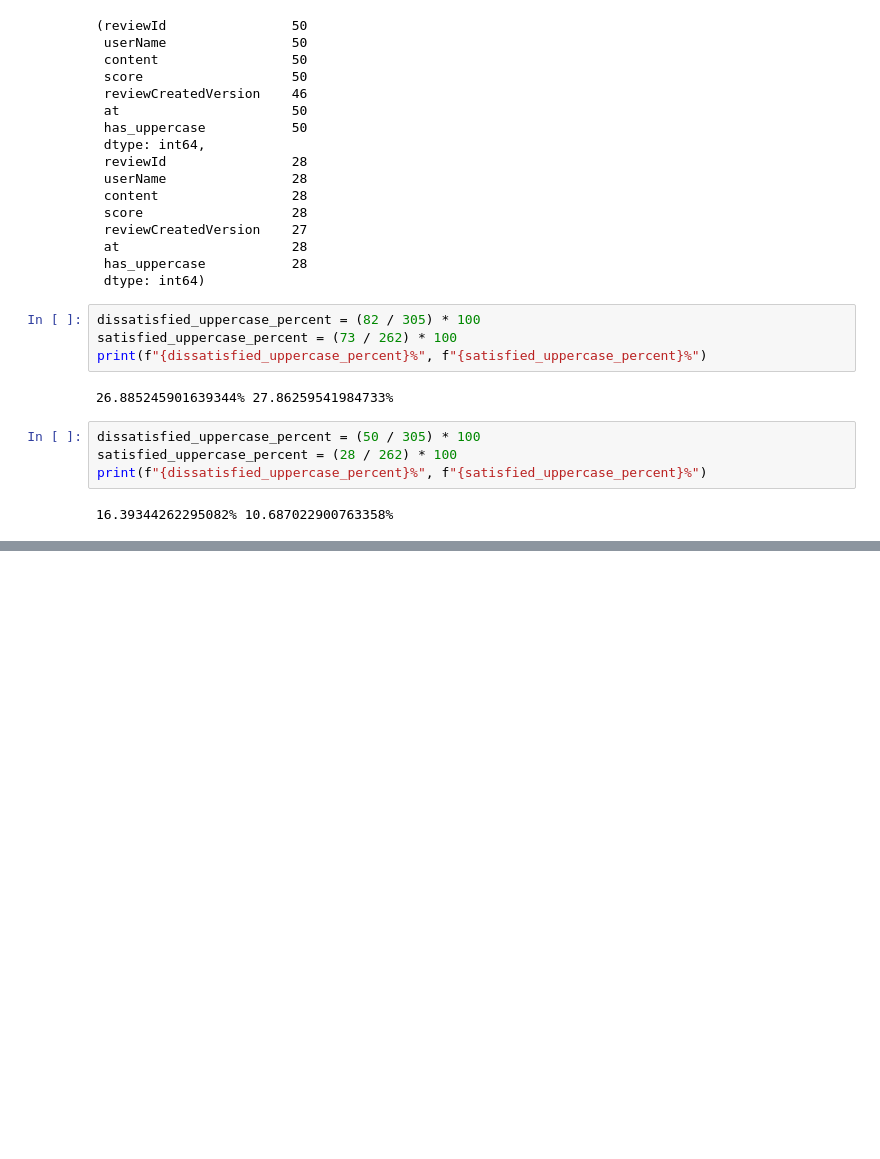
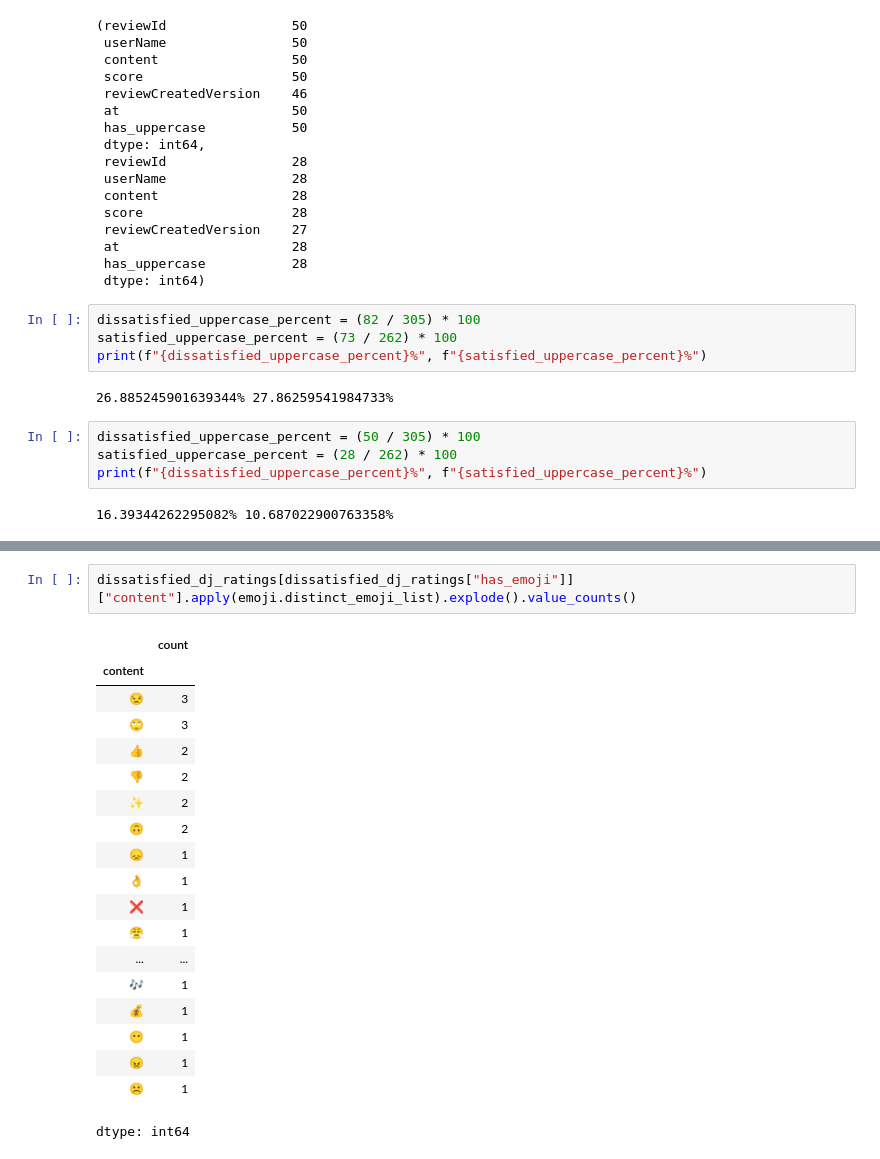
Before and after one commit to zevdavis/data_sci_project_1, a Jupyter notebook: dsp1_analysis.ipynb, the cells around one changed output, grey strips where cells are left out. Cells and saved outputs as stored; diff of their text form; blank space fills up the shorter version.

```diff
--- a/dsp1_analysis.ipynb
+++ b/dsp1_analysis.ipynb
@@ -277,0 +393,22 @@ print(f"{dissatisfied_uppercase_percent}%", f"{satisfied_uppercase_percent}%")
+# %%
+dissatisfied_dj_ratings[dissatisfied_dj_ratings["has_emoji"]]["content"].apply(emoji.distinct_emoji_list).explode().value_counts()
+# %% [output]
+|  | count |
+| content |  |
+| 😒 | 3 |
+| 🙄 | 3 |
+| 👍 | 2 |
+| 👎 | 2 |
+| ✨ | 2 |
+| 🙃 | 2 |
+| 😞 | 1 |
+| 👌 | 1 |
+| ❌ | 1 |
+| 😤 | 1 |
+| ... | ... |
+| 🎶 | 1 |
+| 💰 | 1 |
+| 😶 | 1 |
+| 😠 | 1 |
+| ☹️ | 1 |
+dtype: int64
```
Also changed, not shown: parts of 18 cells of this notebook.
